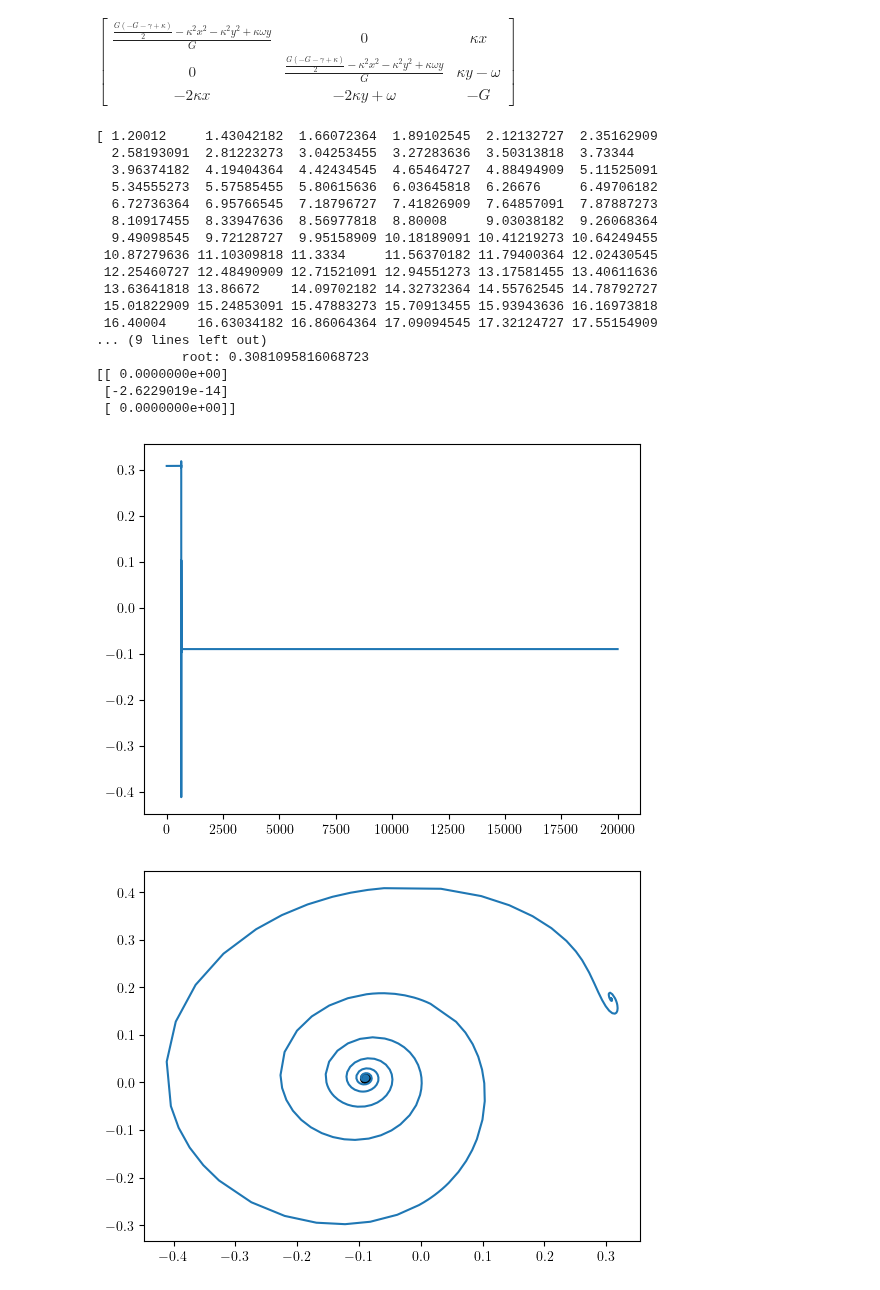
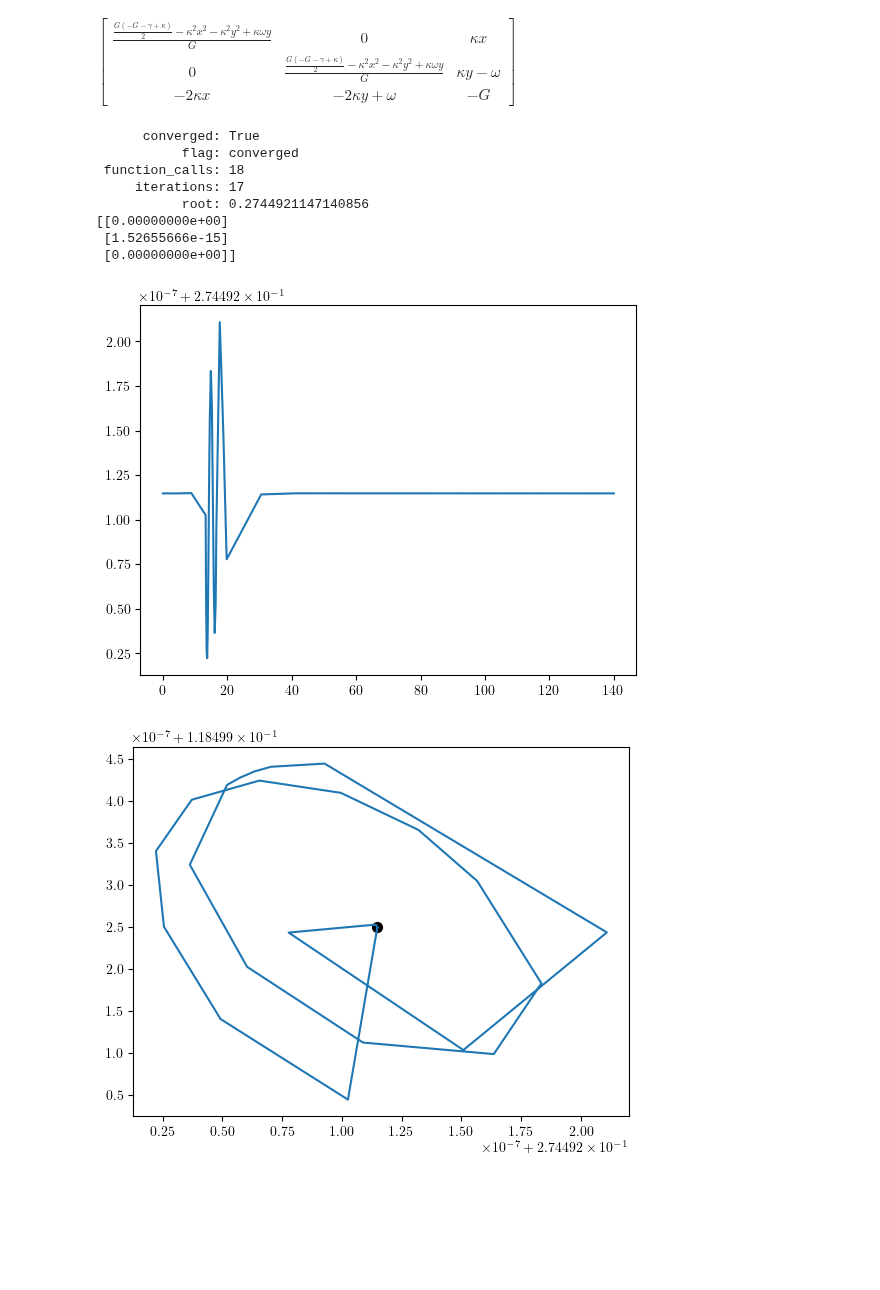
Before and after one commit to ChriGomm/Bachelor_sympy, a Jupyter notebook: sign_lam.ipynb, the cells around one changed output. Drawn from its saved outputs; the diff is of its cells as text; code cells hidden in the pictures; blank space fills up the shorter version.

```diff
--- a/sign_lam.ipynb
+++ b/sign_lam.ipynb
@@ -1014,47 +1021,38 @@ jac_gl
 # %% [output]
 $\displaystyle \left[\begin{matrix}\frac{\frac{G \left(- G - \gamma + \kappa\right)}{2} - \kappa^{2} x^{2} - \kappa^{2} y^{2} + \kappa \omega y}{G} & 0 & \kappa x\\0 & \frac{\frac{G \left(- G - \gamma + \kappa\right)}{2} - \kappa^{2} x^{2} - \kappa^{2} y^{2} + \kappa \omega y}{G} & \kappa y - \omega\\- 2 \kappa x & - 2 \kappa y + \omega & - G\end{matrix}\right]$
 # %%
-kap = 16.4#crucial[0]+0.0001
-omg = 4#crucial[1]-0.001
+kap = 20#crucial[0]+0.0001
+omg = 4.1#crucial[1]-0.001
 Gam =1
 sgam = 0.2
 # print(k)
 arguments = [omg,kap,Gam,sgam]
 r = root_scalar(Foriginal,args=(omg,kap,Gam,sgam),method='brentq',bracket=(maxF(omg,kap,Gam,sgam),1))
 # r = root_scalar(Foriginal,args=(omg,kap,Gam,sgam),method='brentq',bracket=(minF(omg,kap,Gam,sgam),maxF(omg,kap,Gam,sgam)))
 r0 = root_scalar(Foriginal,args=(omg,kap,Gam,sgam),method='brentq',bracket=(-1,minF(omg,kap,Gam,sgam)))
 print(r)
 msol2= np.array([0,r.root,m_z(r.root,omg,kap,Gam)])#*0.99#+0.1*np.array([0.0000001,1,0])
 msol0= np.array([0,r0.root,m_z(r0.root,omg,kap,Gam)])
 print(gl_np(0,msol2,omg,kap,Gam,sgam))
-traj = solve_ivp(gl_np,(0,20000),msol2,'LSODA',args=arguments)
+traj = solve_ivp(gl_np,(0,140),msol2,'LSODA',args=arguments)
 plt.figure()
 # plt.plot(traj.t,traj.y[0])
 plt.plot(traj.t,traj.y[1])
 # plt.plot(traj.t,traj.y[2])
 # plt.legend(['x','y','z'])
 plt.show()
 plt.figure()
 plt.plot(traj.y[1],traj.y[2])
-plt.scatter(msol0[1],msol0[2],s=50,color='0')
+plt.scatter(msol2[1],msol2[2],s=50,color='0')
 plt.show()
 # %% [output]
-[ 1.20012     1.43042182  1.66072364  1.89102545  2.12132727  2.35162909
-  2.58193091  2.81223273  3.04253455  3.27283636  3.50313818  3.73344
-  3.96374182  4.19404364  4.42434545  4.65464727  4.88494909  5.11525091
-  5.34555273  5.57585455  5.80615636  6.03645818  6.26676     6.49706182
-  6.72736364  6.95766545  7.18796727  7.41826909  7.64857091  7.87887273
-  8.10917455  8.33947636  8.56977818  8.80008     9.03038182  9.26068364
-  9.49098545  9.72128727  9.95158909 10.18189091 10.41219273 10.64249455
- 10.87279636 11.10309818 11.3334     11.56370182 11.79400364 12.02430545
- 12.25460727 12.48490909 12.71521091 12.94551273 13.17581455 13.40611636
- 13.63641818 13.86672    14.09702182 14.32732364 14.55762545 14.78792727
- 15.01822909 15.24853091 15.47883273 15.70913455 15.93943636 16.16973818
- 16.40004    16.63034182 16.86064364 17.09094545 17.32124727 17.55154909
-... (9 lines left out)
-           root: 0.3081095816068723
-[[ 0.0000000e+00]
- [-2.6229019e-14]
- [ 0.0000000e+00]]
+      converged: True
+           flag: converged
+ function_calls: 18
+     iterations: 17
+           root: 0.2744921147140856
+[[0.00000000e+00]
+ [1.52655666e-15]
+ [0.00000000e+00]]
-[figure, old version]
+[figure, new version]
-[figure, old version]
+[figure, new version]
```
Also changed, not shown: parts of 6 cells of this notebook, 1 other file.
